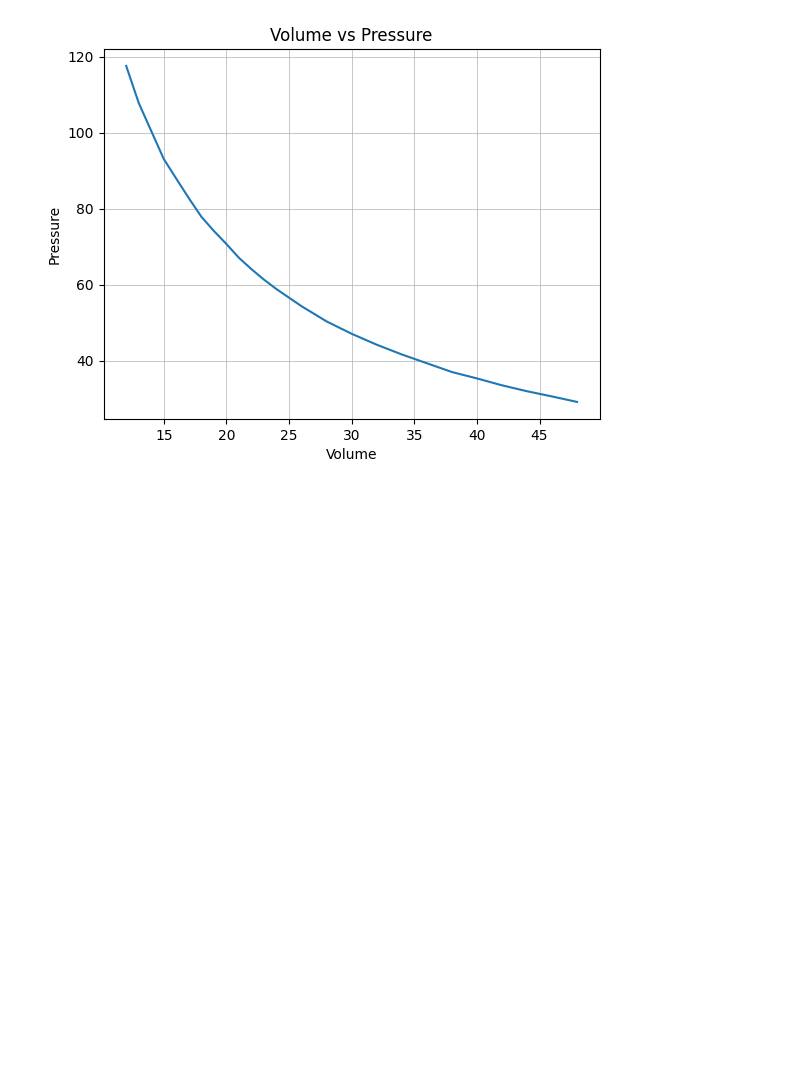
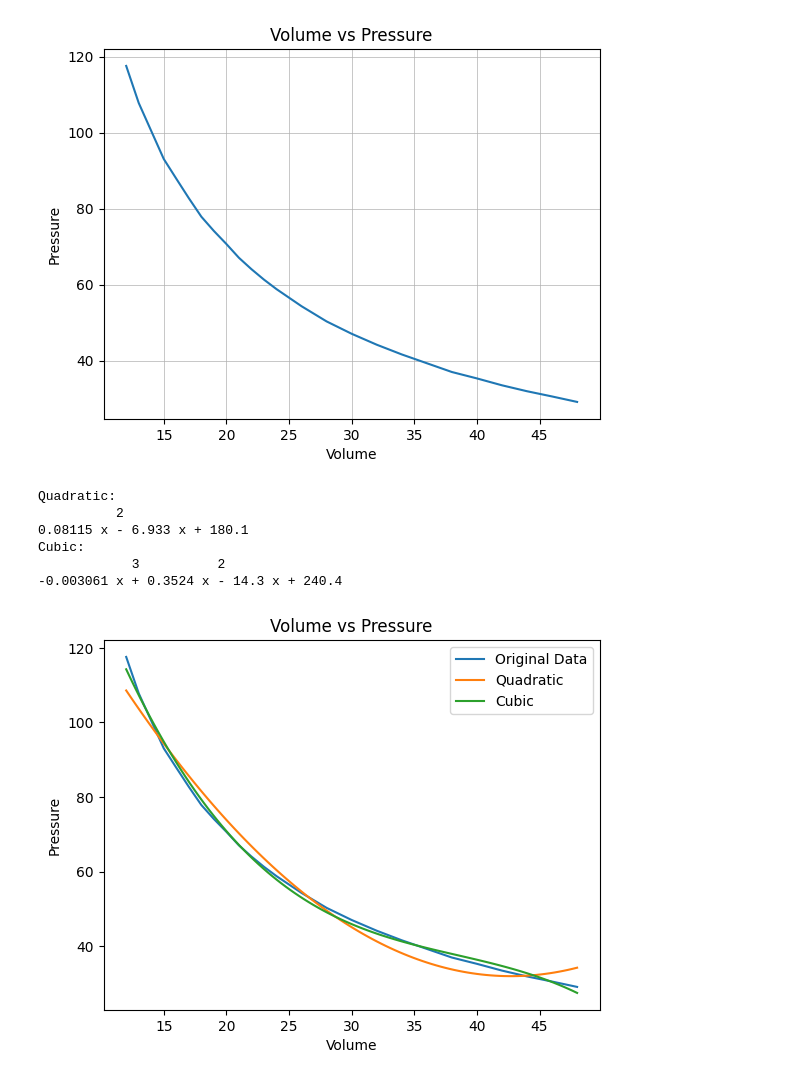
Before and after one commit to beanch96/comp-prob-solv, a Jupyter notebook: homework-1-1.ipynb, the cells around one changed output. Cells and saved outputs as stored; diff of their text form; code cells hidden in the pictures; blank space fills up the shorter version.

Commit message:
Finish Task C

```diff
--- a/homework-1-1.ipynb
+++ b/homework-1-1.ipynb
@@ -60,3 +60,32 @@ plt.grid(True,linewidth=0.5)                   #Enable grid with gridline thickn
 plt.show()
 # %% [output]
 [figure]
+# %%
+#Task (c)
+#Create a polynomial curve to fit V and P data
+
+poly_coeff= np.polyfit(x,y,deg=2)                   #Fits data to a quadratic polynomial
+poly_x2 = np.poly1d(poly_coeff)                     #Using numpy.poly1d() to create polynomial
+print("Quadratic:\n",poly_x2)
+poly_coeff= np.polyfit(x,y,deg=3)
+poly_x3 = np.poly1d(poly_coeff)
+print("Cubic:\n",poly_x3)
+x_poly = np.linspace(min(x), max(x), 100)            #Create x array of 100 points between min and max of x
+y_poly = poly_x2(x_poly)                             #Assigning x values into polynomial
+y2_poly=poly_x3(x_poly)
+plt.plot(x,y,label="Original Data")                  #Plot and label each graph
+plt.plot(x_poly,y_poly,label="Quadratic")
+plt.plot(x_poly,y2_poly,label="Cubic")
+plt.xlabel('Volume')
+plt.ylabel('Pressure')
+plt.title('Volume vs Pressure')
+plt.legend()                                          #Show Legend
+plt.show()                                            #Show Plot
+# %% [output]
+Quadratic:
+          2
+0.08115 x - 6.933 x + 180.1
+Cubic:
+            3          2
+-0.003061 x + 0.3524 x - 14.3 x + 240.4
+[figure, added]
```
